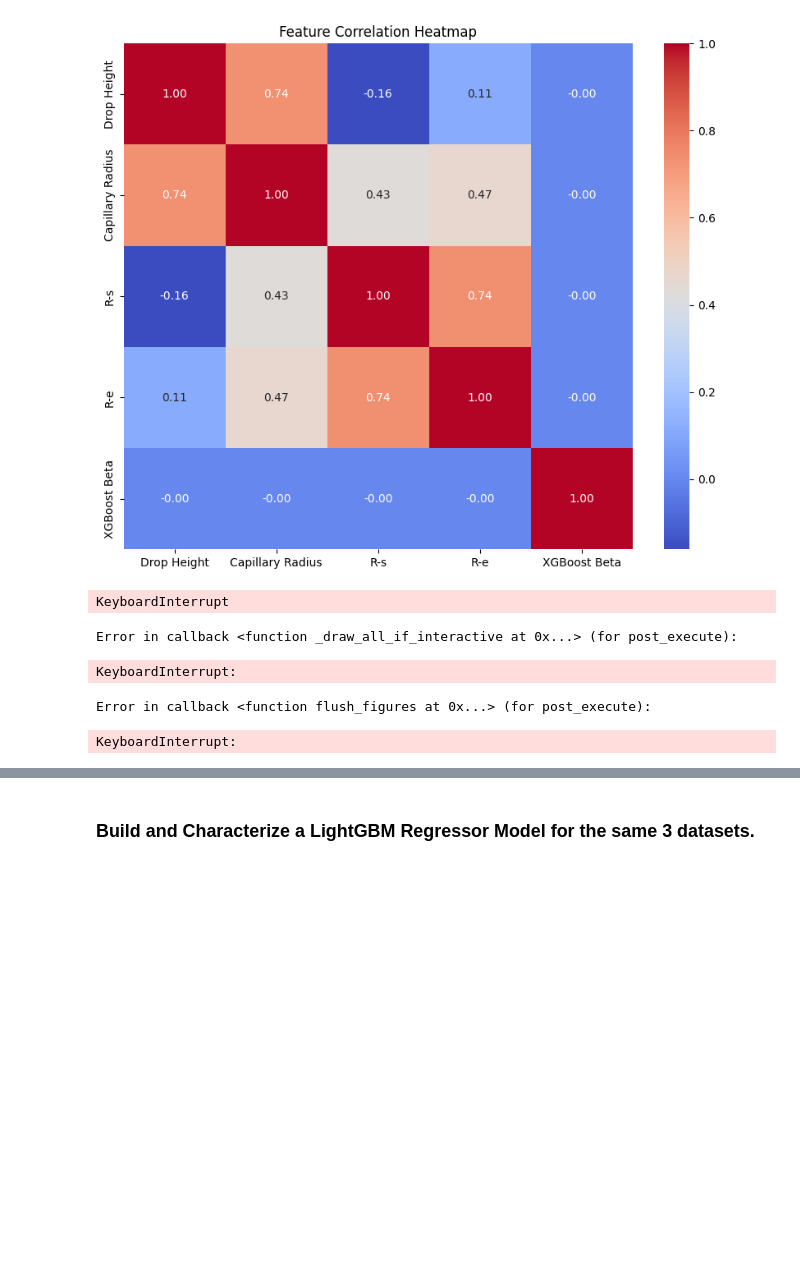
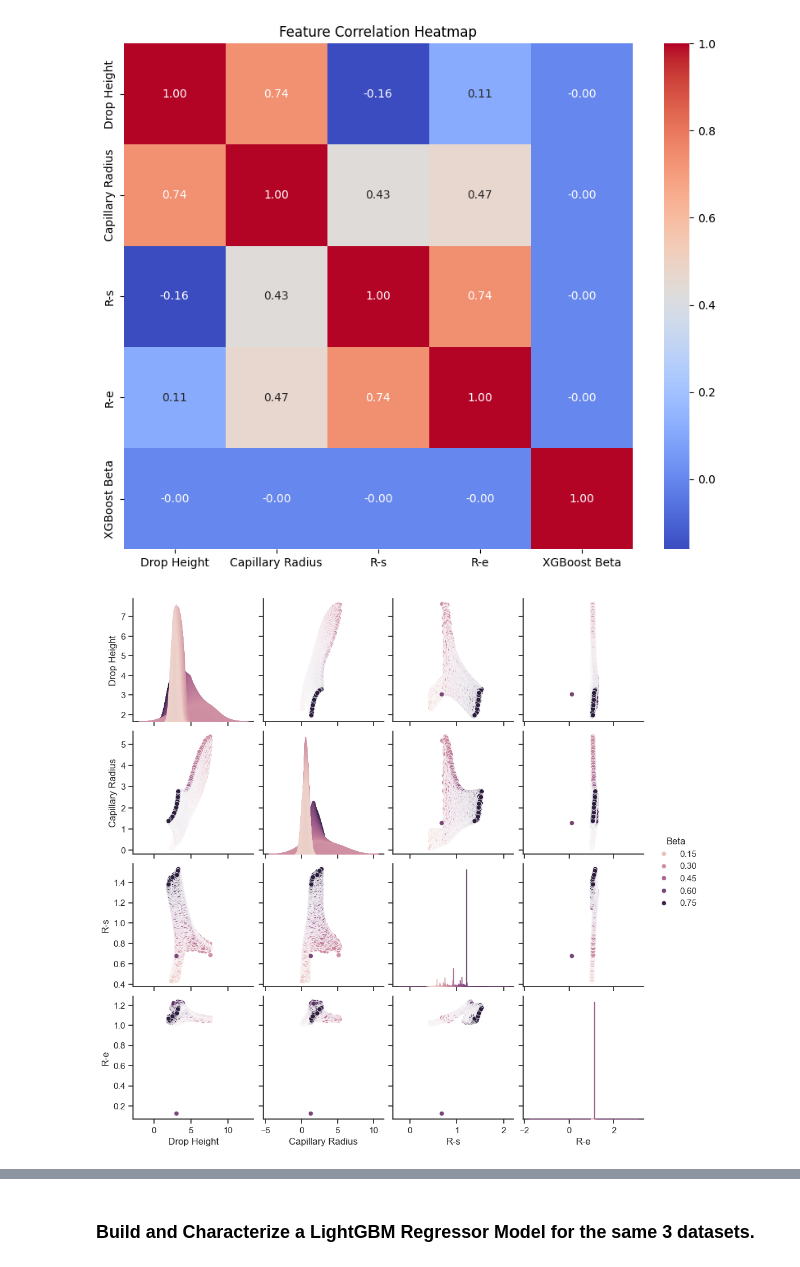
Before and after one commit to DmitriLyalikov/pdt_regressor, a Jupyter notebook: notebooks/pdt_regressor.ipynb, the cells around one changed output, grey strips where cells are left out. Saved outputs shown, nothing was run; the diff lists cells and outputs as text; code cells hidden in the pictures; blank space fills up the shorter version.

Commit message:
metric/figure evalutation support

```diff
--- a/notebooks/pdt_regressor.ipynb
+++ b/notebooks/pdt_regressor.ipynb
@@ -293,22 +293,22 @@ plt.show
 # %%
 import seaborn as sns
 import matplotlib.pyplot as plt
+
+step_size = max(len(X_test) // 5000, 1)
+first_row_df = df.iloc[::step_size]
+first_row_df = first_row_df.reset_index(drop=True)
 
 # Set the style for the plots
 sns.set(style="ticks")
 
 # Create a pair plot with KDEs
-sns.pairplot(df, diag_kind="kde", markers="o", hue='Beta')
+sns.pairplot(first_row_df, diag_kind="kde", markers="o", hue='Beta')
 
 # "target_column" is the column containing the target variable. You can adjust it accordingly.
 
 # Show the plot
 plt.show()
 # %% [output]
-KeyboardInterrupt
-Error in callback <function _draw_all_if_interactive at 0x...> (for post_execute):
-KeyboardInterrupt:
-Error in callback <function flush_figures at 0x...> (for post_execute):
-KeyboardInterrupt:
+[figure, added]
 # %%
 import shap
```
Also changed, not shown: parts of 1 cell of this notebook.
